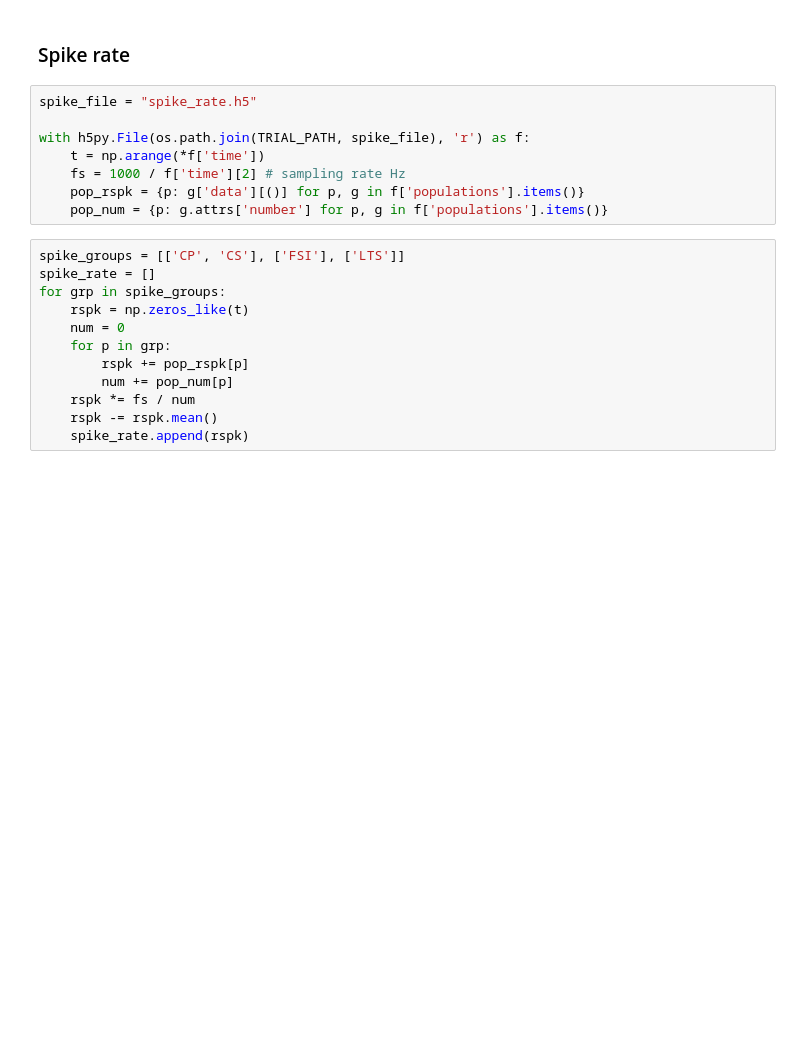
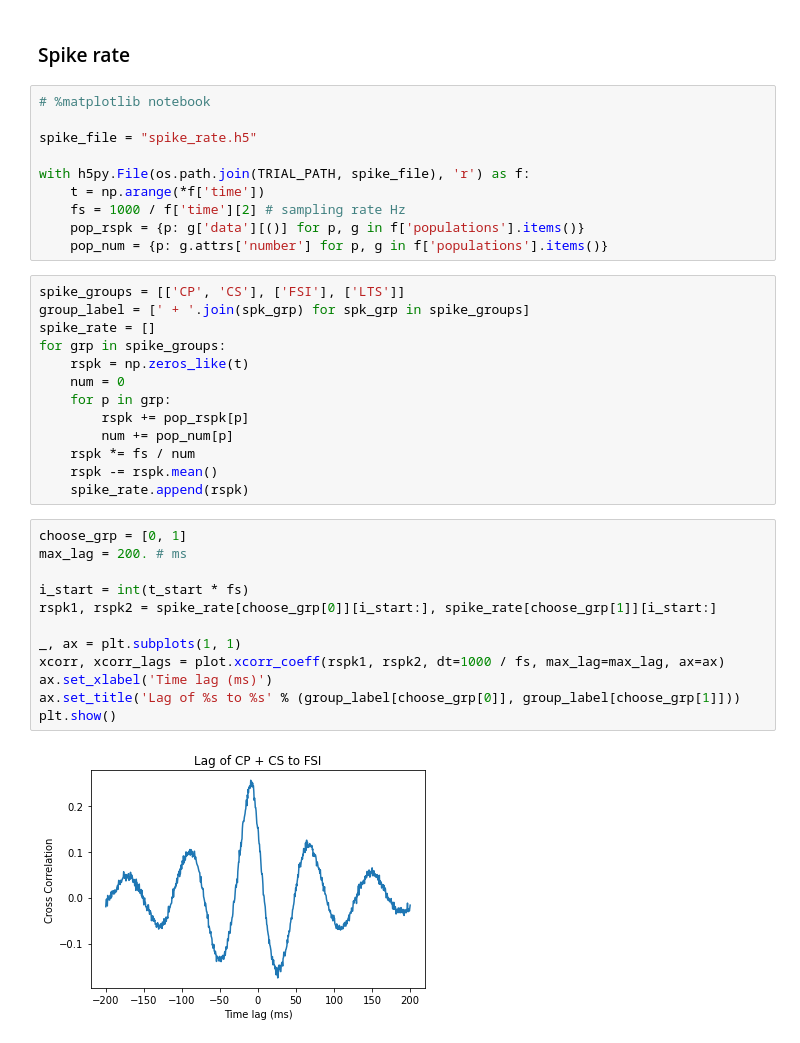
Before and after one commit to chenziao/M1ten_thousand, a Jupyter notebook: Analysis/Analyze_PSD.ipynb, the cells around one changed output. Saved outputs shown, nothing was run; the diff lists cells and outputs as text; blank space fills up the shorter version.

```diff
--- a/Analysis/Analyze_PSD.ipynb
+++ b/Analysis/Analyze_PSD.ipynb
@@ -89,6 +90,8 @@ plt.show()
 # %% [markdown]
 ### Spike rate
 # %%
+# %matplotlib notebook
+
 spike_file = "spike_rate.h5"
 
 with h5py.File(os.path.join(TRIAL_PATH, spike_file), 'r') as f:
@@ -98,6 +101,7 @@ with h5py.File(os.path.join(TRIAL_PATH, spike_file), 'r') as f:
     pop_num = {p: g.attrs['number'] for p, g in f['populations'].items()}
 # %%
 spike_groups = [['CP', 'CS'], ['FSI'], ['LTS']]
+group_label = [' + '.join(spk_grp) for spk_grp in spike_groups]
 spike_rate = []
 for grp in spike_groups:
     rspk = np.zeros_like(t)
@@ -108,6 +112,20 @@ for grp in spike_groups:
     rspk *= fs / num
     rspk -= rspk.mean()
     spike_rate.append(rspk)
+# %%
+choose_grp = [0, 1]
+max_lag = 200. # ms
+
+i_start = int(t_start * fs)
+rspk1, rspk2 = spike_rate[choose_grp[0]][i_start:], spike_rate[choose_grp[1]][i_start:]
+
+_, ax = plt.subplots(1, 1)
+xcorr, xcorr_lags = plot.xcorr_coeff(rspk1, rspk2, dt=1000 / fs, max_lag=max_lag, ax=ax)
+ax.set_xlabel('Time lag (ms)')
+ax.set_title('Lag of %s to %s' % (group_label[choose_grp[0]], group_label[choose_grp[1]]))
+plt.show()
+# %% [output]
+[figure, added]
 # %%
 spk_psd = []
 _, axs = plt.subplots(3, 1, figsize=(10, 15))
```
Also changed, not shown: parts of 6 cells of this notebook, 44 other files.
